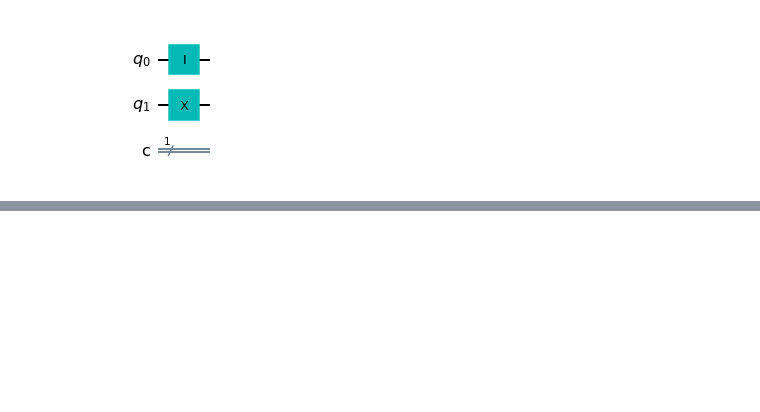
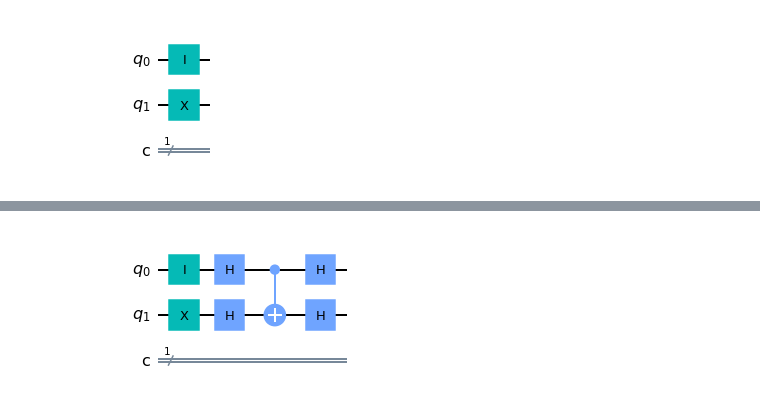
Before and after one commit to allend4/Emerging_Tech, a Jupyter notebook: quantum-deutsch.ipynb, the cells around one changed output, grey strips where cells are left out. Saved outputs shown, nothing was run; the diff lists cells and outputs as text; code cells hidden in the pictures; blank space fills up the shorter version.

```diff
--- a/quantum-deutsch.ipynb
+++ b/quantum-deutsch.ipynb
@@ -95,0 +109,6 @@ qc.draw(output = 'mpl')
+# %%
+qc.h(0)
+qc.h(1)
+qc.draw(output = 'mpl')
+# %% [output]
+[figure, added]
```
Also changed, not shown: parts of 11 cells of this notebook.
